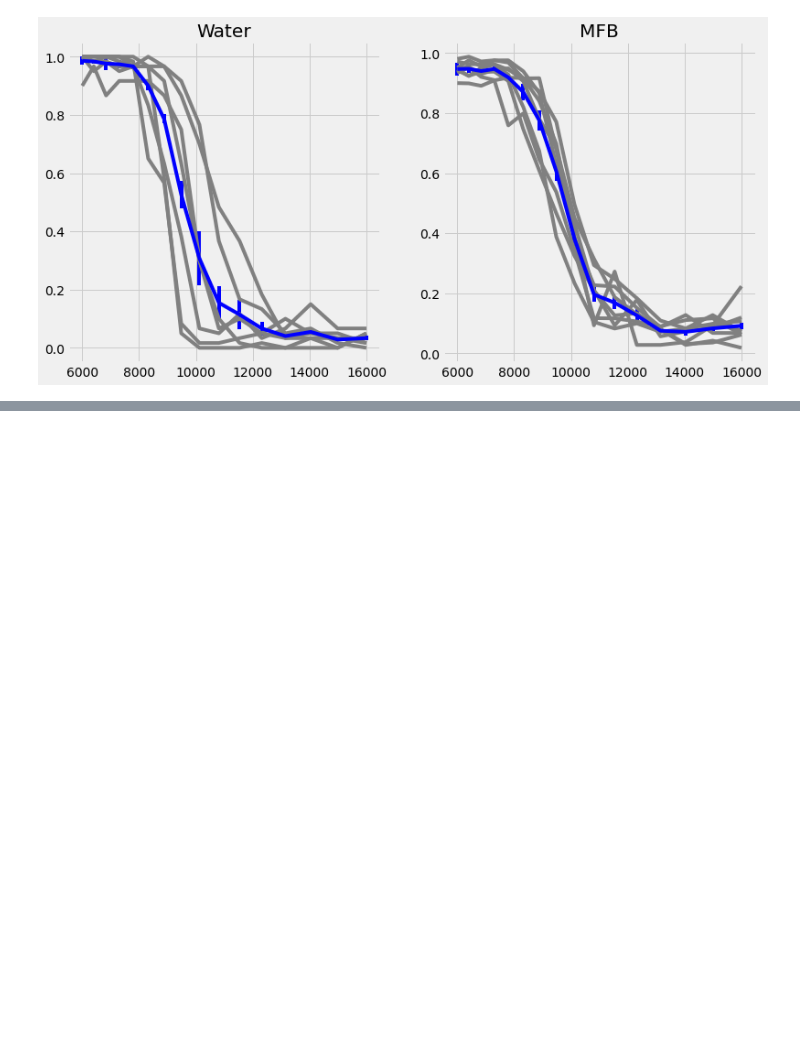
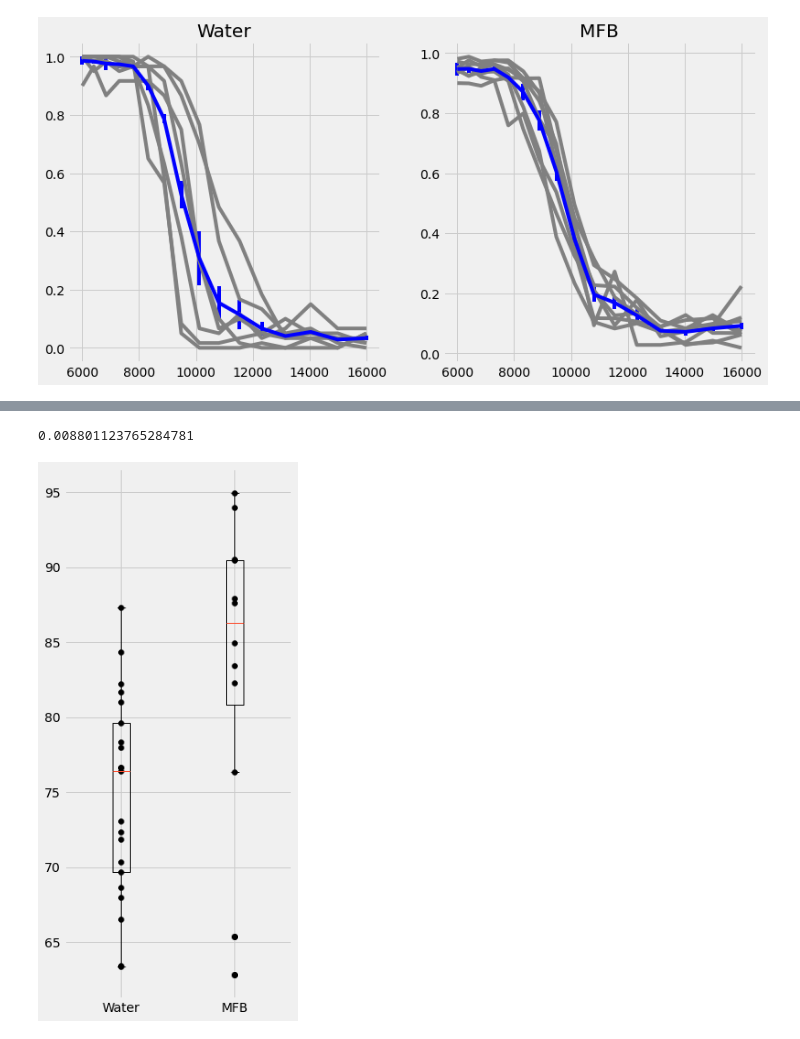
Before and after one commit to AntoninVerdier/Utilities, a Jupyter notebook: Elphy_Analysis/MFB_Figures.ipynb, the cells around one changed output, grey strips where cells are left out. Saved outputs shown, nothing was run; the diff lists cells and outputs as text; code cells hidden in the pictures; blank space fills up the shorter version.

```diff
--- a/Elphy_Analysis/MFB_Figures.ipynb
+++ b/Elphy_Analysis/MFB_Figures.ipynb
@@ -405,0 +425,17 @@ plt.show()
+# %%
+scores_mfb = [[np.sum(c)*100/len(c) for c in mouse.best_corrs] for mouse in mice_mfb_disc]
+scores_mfb = np.array(scores_mfb).flatten()
+scores_water = np.array([mouse.perf()[0] for mouse in mice_water_disc]).flatten()
+
+stdisc, pdisc = ranksums(scores_water, scores_mfb)
+print(pdisc)
+
+plt.figure(figsize=(4, 10))
+plt.boxplot([scores_water, scores_mfb], vert=True)
+plt.xticks([1, 2], labels=['Water', 'MFB'])
+plt.scatter([1]*len(scores_water), scores_water, c='black')
+plt.scatter([2]*len(scores_mfb), scores_mfb, c='black')
+plt.show()
+# %% [output]
+0.008801123765284781
+[figure, added]
```
Also changed, not shown: parts of 8 cells of this notebook.
